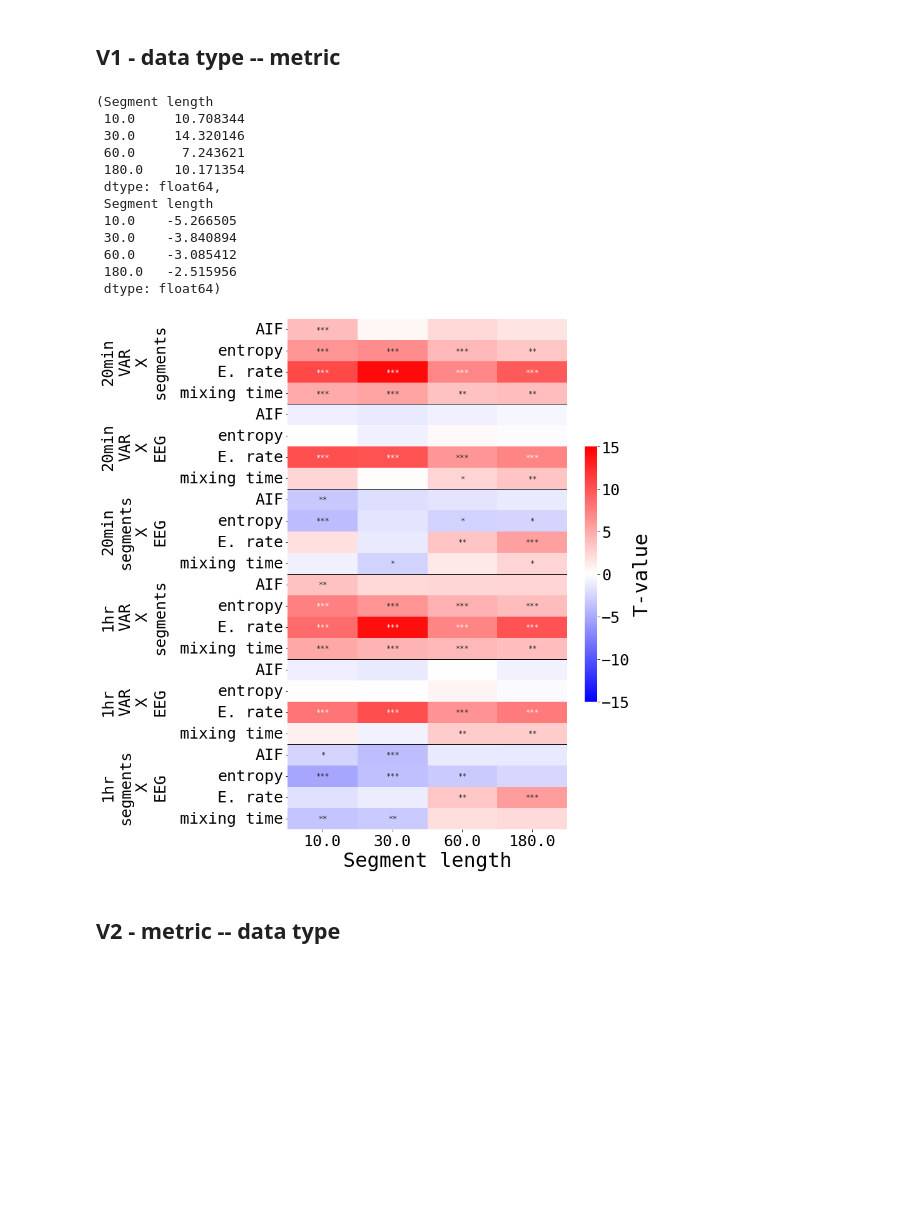
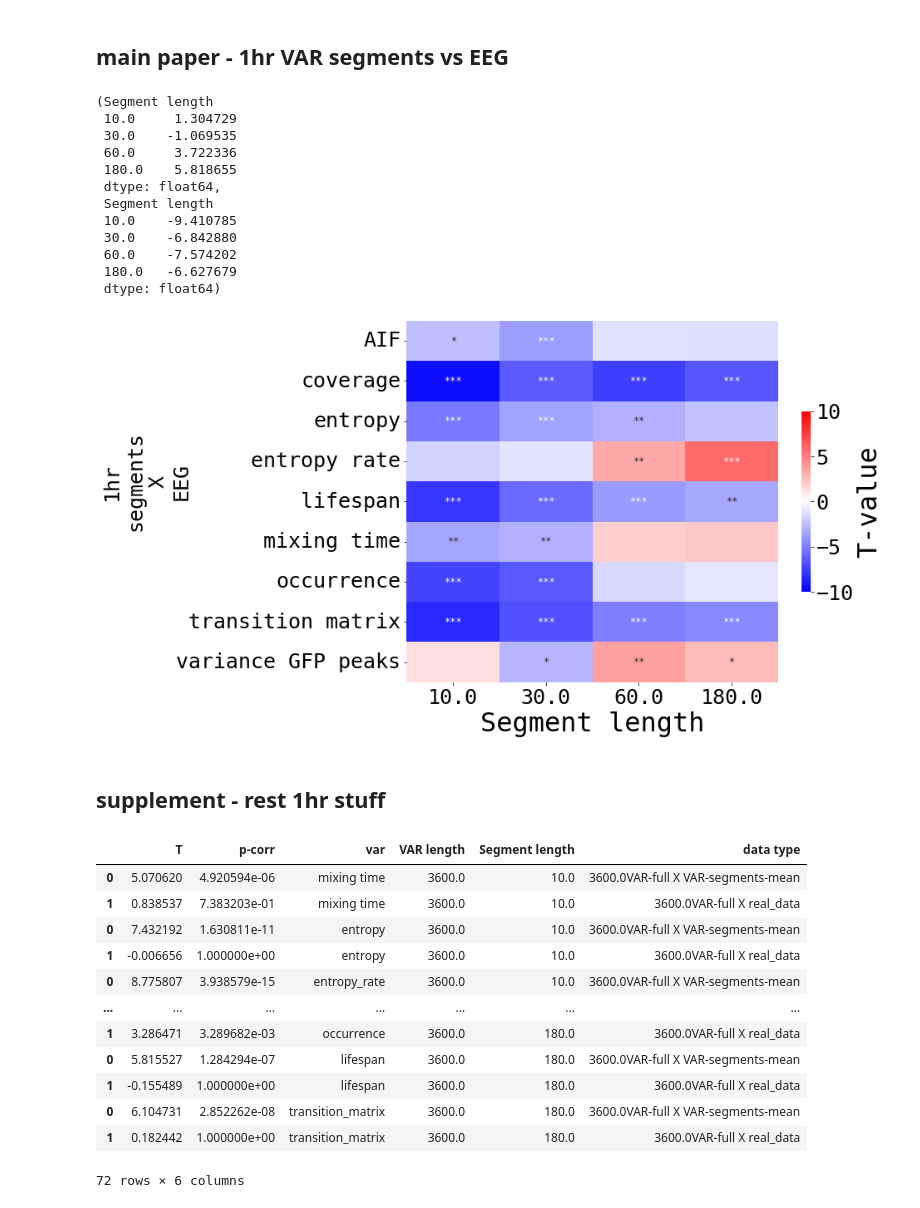
Before and after one commit to jajcayn/eeg_latent_space, a Jupyter notebook: notebooks/VAR stuff/VAR-figure.ipynb, the cells around one changed output. Drawn from its saved outputs; the diff is of its cells as text; code cells hidden in the pictures; blank space fills up the shorter version.

Commit message:
notebooks vs paper writing

```diff
--- a/notebooks/VAR stuff/VAR-figure.ipynb
+++ b/notebooks/VAR stuff/VAR-figure.ipynb
@@ -25,6 +28,7 @@ data_sub = data_sub[
 ]
 # %%
 data_sub["data type"] = data_sub["VAR length"].astype(str) + data_sub["data type"]
-data_sub
+data_main = data_sub[data_sub["data type"] == "3600.0VAR-segments-mean X real_data"]
+data_main
 # %% [output]
 |  | T | p-corr | var | VAR length | Segment length | data type |
@@ -43,16 +51,18 @@ data_sub
 # %% [markdown]
-## V1 - data type -- metric
+## main paper - 1hr VAR segments vs EEG
 # %%
-data_T = data_sub.pivot(
+data_T = data_main.pivot(
     columns="Segment length", index=["data type", "var"], values="T"
 )
-data_p = data_sub.pivot(
+data_p = data_main.pivot(
     columns="Segment length", index=["data type", "var"], values="p-corr"
 )
 data_T = data_T.rename(
     index={
         "AIF 1st peak": "AIF",
-        "entropy_rate": "E. rate",
+        "entropy_rate": "entropy rate",
+        "transition_matrix": "transition matrix",
+        "var_GFP": "variance GFP peaks",
         "1200.0VAR-full X VAR-segments-mean": "20min VAR X segments",
         "1200.0VAR-full X real_data": "20min VAR X EEG",
         "1200.0VAR-segments-mean X real_data": "20min segments X EEG",
@@ -64,7 +74,10 @@ data_T = data_T.rename(
 data_p = data_p.rename(
     index={
         "AIF 1st peak": "AIF",
-        "entropy_rate": "E. rate",
+        "entropy_rate": "entropy rate",
+        "entropy_rate": "entropy rate",
+        "transition_matrix": "transition matrix",
+        "var_GFP": "variance GFP peaks",
         "1200.0VAR-full X VAR-segments-mean": "20min VAR X segments",
         "1200.0VAR-full X real_data": "20min VAR X EEG",
         "1200.0VAR-segments-mean X real_data": "20min segments X EEG",
@@ -79,42 +92,62 @@ data_p = data_p.applymap(
 data_T.max(), data_T.min()
 # %% [output]
 (Segment length
- 10.0     10.708344
- 30.0     14.320146
- 60.0      7.243621
- 180.0    10.171354
+ 10.0     1.304729
+ 30.0    -1.069535
+ 60.0     3.722336
+ 180.0    5.818655
  dtype: float64,
  Segment length
- 10.0    -5.266505
- 30.0    -3.840894
- 60.0    -3.085412
- 180.0   -2.515956
+ 10.0    -9.410785
+ 30.0    -6.842880
+ 60.0    -7.574202
+ 180.0   -6.627679
  dtype: float64)
 # %%
-fig = plt.figure(figsize=(10, 15))
+fig = plt.figure(figsize=(10, 8))
 ax = fig.add_subplot(111)
 sns.heatmap(
     data_T,
     cbar_kws={"shrink": 0.5, "label": "T-value"},
     cmap="bwr",
     ax=ax,
-    vmax=15,
-    vmin=-15,
+    vmax=10,
+    vmin=-10,
     annot=data_p,
     annot_kws={"size": 12},
     fmt="",
 )
 ax.set_ylabel("")
 _ = ax.set_yticklabels(data_T.index.get_level_values(level=1).tolist(), rotation=0)
 shift = int(len(data_T.index.get_level_values(0)) / len(data_T.index.get_level_values(0).unique()))
 for pos, idx in enumerate(data_T.index.get_level_values(0).unique()):
     idx = idx.replace(" X ", "\nX\n")
     idx = idx.replace(" ", "\n")
-    ax.text(-2.2, pos*shift + shift//2, idx, rotation=90, ha="center", va="center", size=25)
+    ax.text(-2.8, pos*shift + shift//2, idx, rotation=90, ha="center", va="center", size=25)
     if pos >= 1:
         ax.plot((0, 4), (pos*shift, pos*shift), "k", linewidth=1.0)
+
+
+plt.savefig("VAR1hr_segments_vs_EEG.pdf", transparent=True, bbox_inches="tight")
 # %% [output]
-[figure, old version]
+[figure, new version]
 # %% [markdown]
-## V2 - metric -- data type
+## supplement - rest 1hr stuff
+# %%
+data_supp = data_sub[data_sub["data type"].isin(["3600.0VAR-full X VAR-segments-mean", "3600.0VAR-full X real_data"])]
+data_supp
+# %% [output]
+|  | T | p-corr | var | VAR length | Segment length | data type |
+| 0 | 5.070620 | 4.920594e-06 | mixing time | 3600.0 | 10.0 | 3600.0VAR-full X VAR-segments-mean |
+| 1 | 0.838537 | 7.383203e-01 | mixing time | 3600.0 | 10.0 | 3600.0VAR-full X real_data |
+| 0 | 7.432192 | 1.630811e-11 | entropy | 3600.0 | 10.0 | 3600.0VAR-full X VAR-segments-mean |
+| 1 | -0.006656 | 1.000000e+00 | entropy | 3600.0 | 10.0 | 3600.0VAR-full X real_data |
+| 0 | 8.775807 | 3.938579e-15 | entropy_rate | 3600.0 | 10.0 | 3600.0VAR-full X VAR-segments-mean |
+| ... | ... | ... | ... | ... | ... | ... |
+| 1 | 3.286471 | 3.289682e-03 | occurrence | 3600.0 | 180.0 | 3600.0VAR-full X real_data |
+| 0 | 5.815527 | 1.284294e-07 | lifespan | 3600.0 | 180.0 | 3600.0VAR-full X VAR-segments-mean |
+| 1 | -0.155489 | 1.000000e+00 | lifespan | 3600.0 | 180.0 | 3600.0VAR-full X real_data |
+| 0 | 6.104731 | 2.852262e-08 | transition_matrix | 3600.0 | 180.0 | 3600.0VAR-full X VAR-segments-mean |
+| 1 | 0.182442 | 1.000000e+00 | transition_matrix | 3600.0 | 180.0 | 3600.0VAR-full X real_data |
+72 rows × 6 columns
 # %%
```
Also changed, not shown: parts of 13 cells of this notebook, 12 other files.
